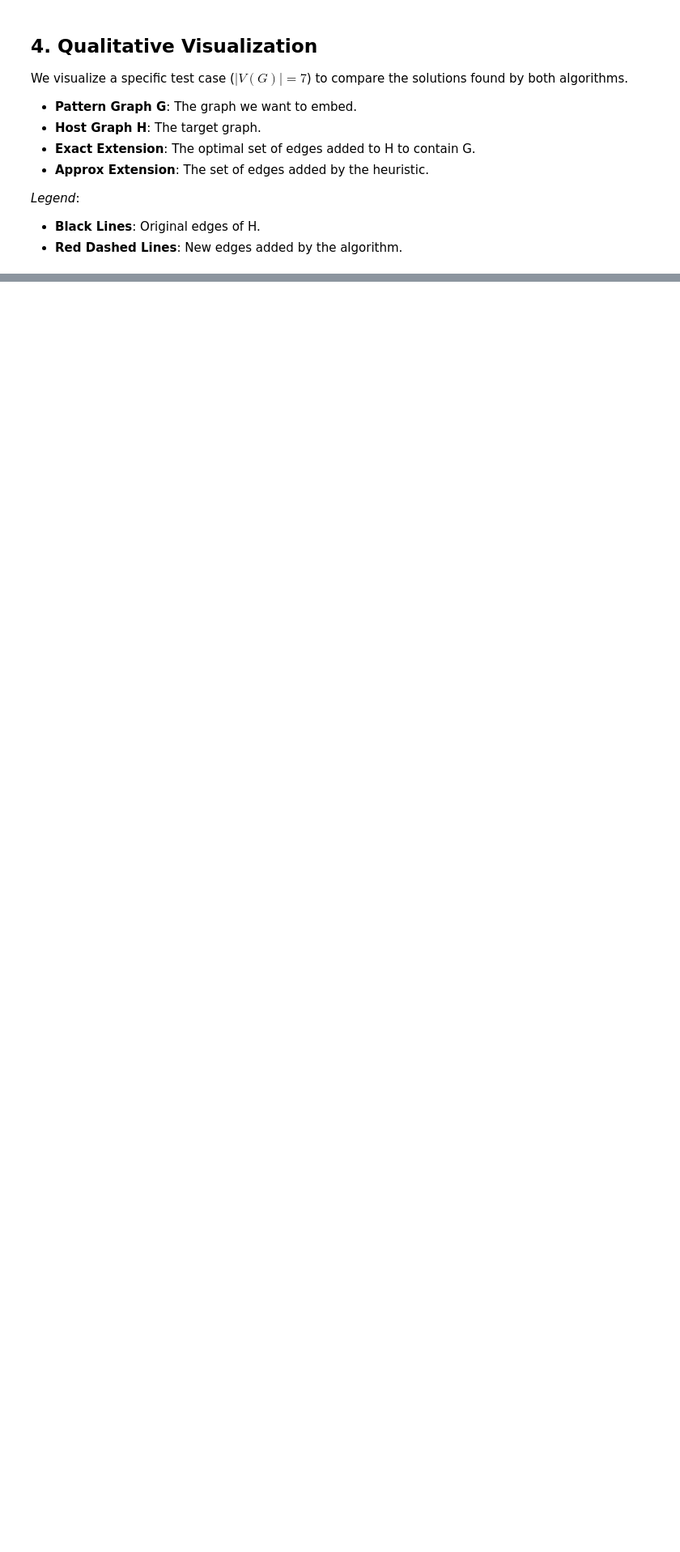
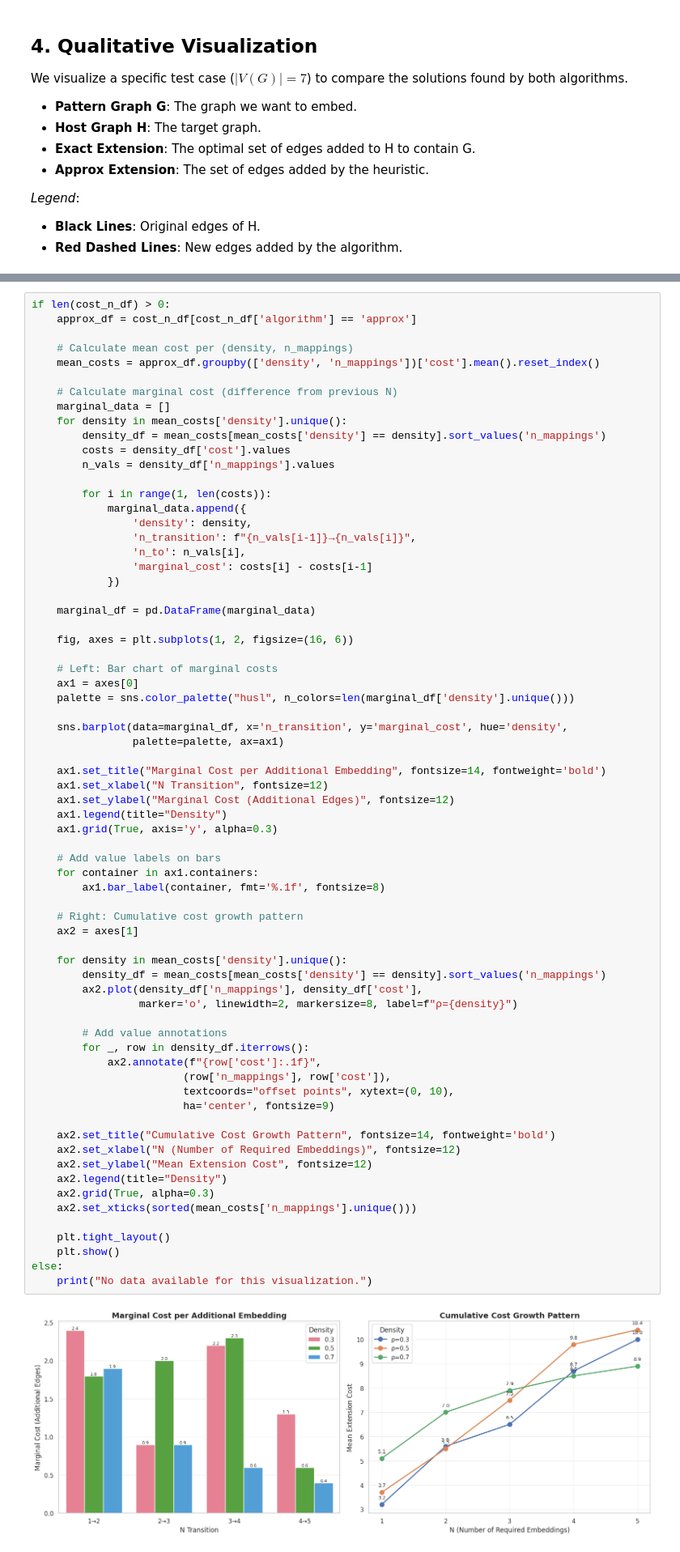
Before and after one commit to mvishiu11/AAC, a Jupyter notebook: benchmark/analysis.ipynb, the cells around one changed output, grey strips where cells are left out. Shown at 81% size. Saved outputs shown, nothing was run; the diff lists cells and outputs as text; blank space fills up the shorter version.

```diff
--- a/benchmark/analysis.ipynb
+++ b/benchmark/analysis.ipynb
@@ -171,0 +251,71 @@ Visual Comparison of Extensions (Red Dashed Lines = Added Edges)
+# %%
+if len(cost_n_df) > 0:
+    approx_df = cost_n_df[cost_n_df['algorithm'] == 'approx']
+
+    # Calculate mean cost per (density, n_mappings)
+    mean_costs = approx_df.groupby(['density', 'n_mappings'])['cost'].mean().reset_index()
+
+    # Calculate marginal cost (difference from previous N)
+    marginal_data = []
+    for density in mean_costs['density'].unique():
+        density_df = mean_costs[mean_costs['density'] == density].sort_values('n_mappings')
+        costs = density_df['cost'].values
+        n_vals = density_df['n_mappings'].values
+
+        for i in range(1, len(costs)):
+            marginal_data.append({
+                'density': density,
+                'n_transition': f"{n_vals[i-1]}→{n_vals[i]}",
+                'n_to': n_vals[i],
+                'marginal_cost': costs[i] - costs[i-1]
+            })
+
+    marginal_df = pd.DataFrame(marginal_data)
+
+    fig, axes = plt.subplots(1, 2, figsize=(16, 6))
+
+    # Left: Bar chart of marginal costs
+    ax1 = axes[0]
+    palette = sns.color_palette("husl", n_colors=len(marginal_df['density'].unique()))
+
+    sns.barplot(data=marginal_df, x='n_transition', y='marginal_cost', hue='density',
+                palette=palette, ax=ax1)
+
+    ax1.set_title("Marginal Cost per Additional Embedding", fontsize=14, fontweight='bold')
+    ax1.set_xlabel("N Transition", fontsize=12)
+    ax1.set_ylabel("Marginal Cost (Additional Edges)", fontsize=12)
+    ax1.legend(title="Density")
+    ax1.grid(True, axis='y', alpha=0.3)
+
+    # Add value labels on bars
+    for container in ax1.containers:
+        ax1.bar_label(container, fmt='%.1f', fontsize=8)
+
+    # Right: Cumulative cost growth pattern
+    ax2 = axes[1]
+
+    for density in mean_costs['density'].unique():
+        density_df = mean_costs[mean_costs['density'] == density].sort_values('n_mappings')
+        ax2.plot(density_df['n_mappings'], density_df['cost'],
+                 marker='o', linewidth=2, markersize=8, label=f"ρ={density}")
+
+        # Add value annotations
+        for _, row in density_df.iterrows():
+            ax2.annotate(f"{row['cost']:.1f}",
+                        (row['n_mappings'], row['cost']),
+                        textcoords="offset points", xytext=(0, 10),
+                        ha='center', fontsize=9)
+
+    ax2.set_title("Cumulative Cost Growth Pattern", fontsize=14, fontweight='bold')
+    ax2.set_xlabel("N (Number of Required Embeddings)", fontsize=12)
+    ax2.set_ylabel("Mean Extension Cost", fontsize=12)
+    ax2.legend(title="Density")
+    ax2.grid(True, alpha=0.3)
+    ax2.set_xticks(sorted(mean_costs['n_mappings'].unique()))
+
+    plt.tight_layout()
+    plt.show()
+else:
+    print("No data available for this visualization.")
+# %% [output]
+[figure, added]
```
Also changed, not shown: parts of 14 cells of this notebook, 8 other files.
